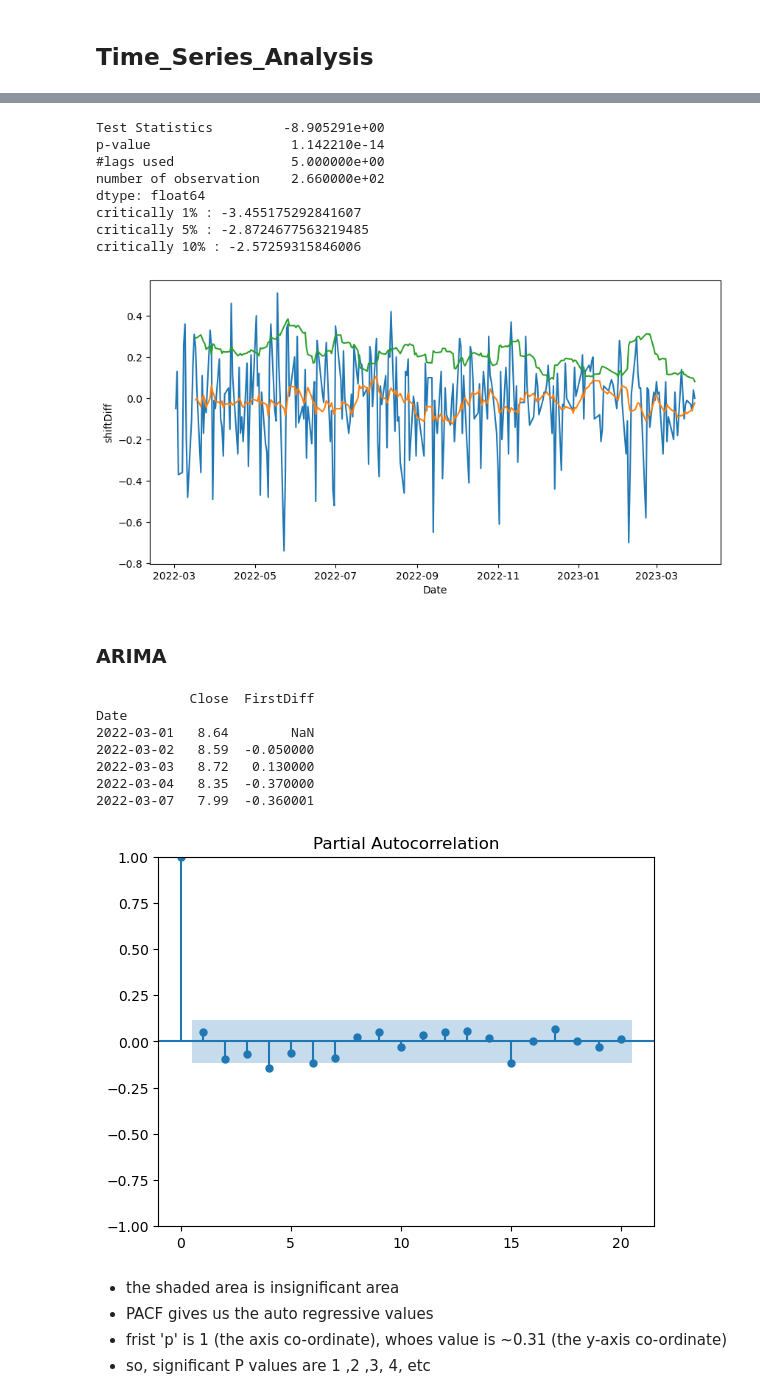
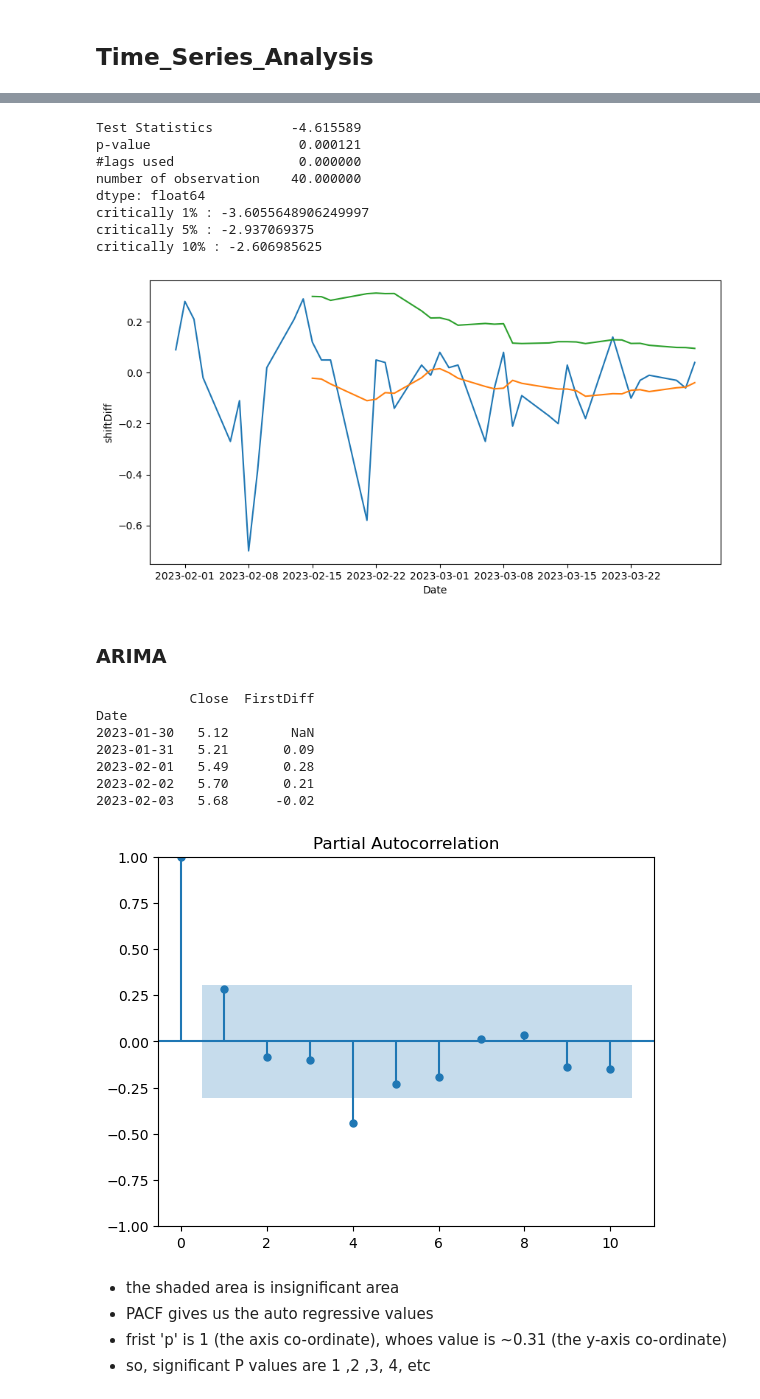
Before and after one commit to Puneet681/CDAC-PG-DAI, a Jupyter notebook: data analytics/Personal/stocks_acc.ipynb, the cells around one changed output, grey strips where cells are left out. Saved outputs shown, nothing was run; the diff lists cells and outputs as text; code cells hidden in the pictures.

```diff
--- a/data analytics/Personal/stocks_acc.ipynb
+++ b/data analytics/Personal/stocks_acc.ipynb
@@ -139,7 +156,7 @@ plt.show()
 # %%
 # calcaulate the plot of rolling mean and standard deviation
-df['rollMean'] = df['Close'].rolling(window=20).mean() ## window = 12 parameter shiftes the time by 12 column
-df['rollStd'] = df['Close'].rolling(window=20).std()
+df['rollMean'] = df['Close'].rolling(window=5).mean() ## window = 12 parameter shiftes the time by 12 column
+df['rollStd'] = df['Close'].rolling(window=5).std()
 # %%
 print(df['rollMean'])
 print(df['rollStd']) # it will take rolling mean after first 12 values
@@ -272,15 +277,15 @@ test_stationary(shifted_Data,'shiftDiff')
 
 # Interpret these value below by converting into series
 # %% [output]
-Test Statistics         -8.905291e+00
-p-value                  1.142210e-14
-#lags used               5.000000e+00
-number of observation    2.660000e+02
+Test Statistics          -4.615589
+p-value                   0.000121
+#lags used                0.000000
+number of observation    40.000000
 dtype: float64
-critically 1% : -3.455175292841607
-critically 5% : -2.8724677563219485
-critically 10% : -2.57259315846006
+critically 1% : -3.6055648906249997
+critically 5% : -2.937069375
+critically 10% : -2.606985625
-[figure, old version]
+[figure, new version]
 # %% [markdown]
 ### __ARIMA__
 # %%
@@ -292,19 +297,19 @@ print(tcs.head())
 # %% [output]
             Close  FirstDiff
 Date
-2022-03-01   8.64        NaN
-2022-03-02   8.59  -0.050000
-2022-03-03   8.72   0.130000
-2022-03-04   8.35  -0.370000
-2022-03-07   7.99  -0.360001
+2023-01-30   5.12        NaN
+2023-01-31   5.21       0.09
+2023-02-01   5.49       0.28
+2023-02-02   5.70       0.21
+2023-02-03   5.68      -0.02
 # %%
 from statsmodels.tsa.arima.model import ARIMA
 from statsmodels.graphics.tsaplots import plot_acf,plot_pacf
 # %%
-plot_pacf(tcs['FirstDiff'].dropna(),lags=20)
+plot_pacf(tcs['FirstDiff'].dropna(),lags=10)
 plt.show()
 # %% [output]
-[figure, old version]
+[figure, new version]
 # %% [markdown]
 * the shaded area is insignificant area
 * PACF gives us the auto regressive values
```
Also changed, not shown: parts of 33 cells of this notebook, 14 other files.
